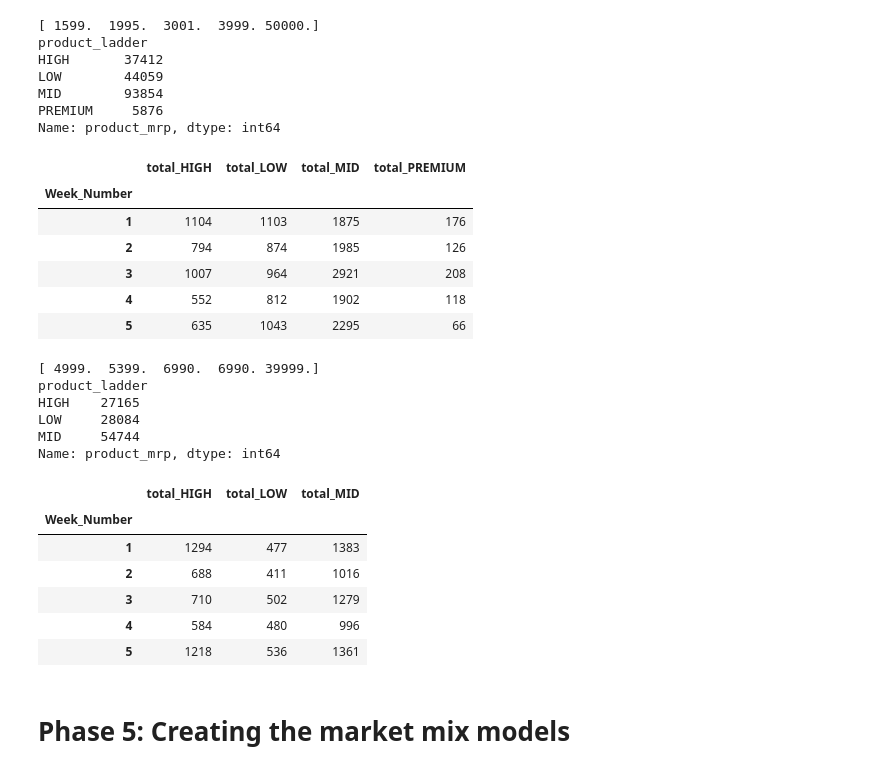
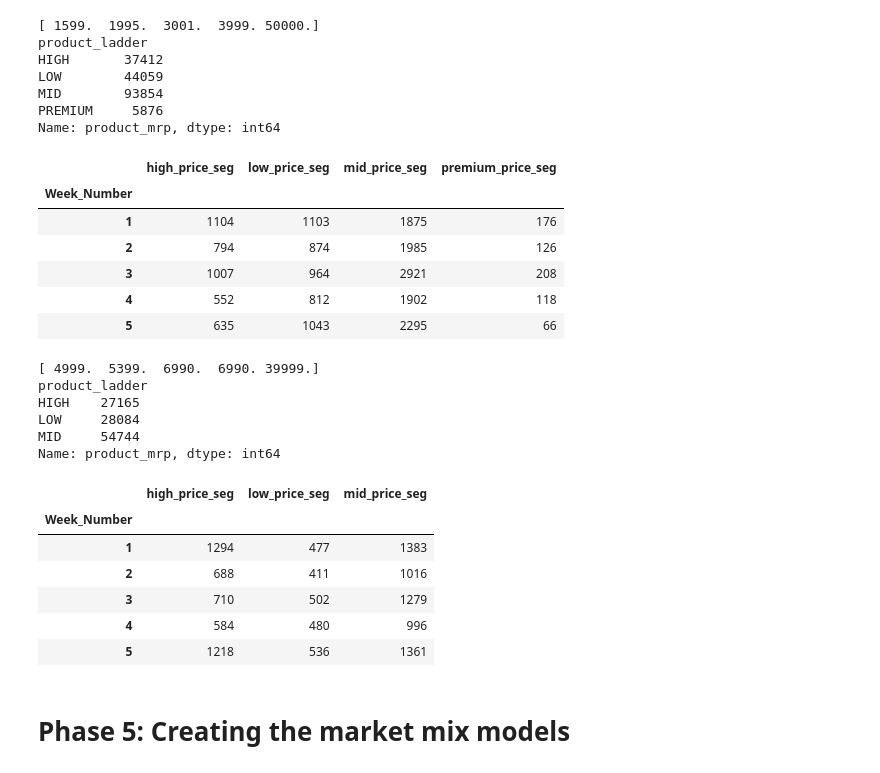
Before and after one commit to Nanditha-G-N/Machine-Learning-Case-Studies, a Jupyter notebook: ecommerce-capstone/ecommerce-assignment-Krishnan.ipynb, the cells around one changed output. Saved outputs shown, nothing was run; the diff lists cells and outputs as text; code cells hidden in the pictures.

```diff
--- a/ecommerce-capstone/ecommerce-assignment-Krishnan.ipynb
+++ b/ecommerce-capstone/ecommerce-assignment-Krishnan.ipynb
@@ -1809,9 +1789,12 @@ c
 # %% [markdown]
 ### Product ladder KPI
 # %%
-print(order_data_camera_subcatg.product_mrp.describe())
-print(order_data_gaming_subcatg.product_mrp.describe())
-print(order_data_homeaudio_subcatg.product_mrp.describe())
+print(prd_CameraAccessory.product_mrp.describe())
+print(prd_GamingAccessory.product_mrp.describe())
+print(prd_HomeAudio.product_mrp.describe())
+order_data_camera_subcatg=prd_CameraAccessory
+order_data_gaming_subcatg=prd_GamingAccessory
+order_data_homeaudio_subcatg=prd_HomeAudio
 # %% [output]
 count    215993.000000
 mean       1379.753816
@@ -1903,22 +1886,22 @@ Name: product_mrp, dtype: int64
 # %%
 ladder_dummies=pd.get_dummies(order_data_gaming_subcatg['product_ladder'])
 
 ladder_dummies.head()
 
-prd_GamingAccessory_productLadder_feature = pd.concat([order_data_gaming_subcatg, ladder_dummies], axis=1)
+order_data_gaming_ladder = pd.concat([order_data_gaming_subcatg, ladder_dummies], axis=1)
 
 prd_GamingAccessory_productLadder_feature=order_data_gaming_ladder.groupby('Week_Number')\
   .apply(lambda x: pd.Series({
-      'total_HIGH'   :(x['units']*x['HIGH']).sum(),
-      'total_LOW'   :(x['units']*x['LOW']).sum(),
-      'total_MID'   :(x['units']*x['MID']).sum(),
-      'total_PREMIUM':(x['units']*x['PREMIUM']).sum()
+      'high_price_seg'   :(x['units']*x['HIGH']).sum(),
+      'low_price_seg'   :(x['units']*x['LOW']).sum(),
+      'mid_price_seg'   :(x['units']*x['MID']).sum(),
+      'premium_price_seg':(x['units']*x['PREMIUM']).sum()
   })
 )
 
 prd_GamingAccessory_productLadder_feature.head()
 # %% [output]
-|  | total_HIGH | total_LOW | total_MID | total_PREMIUM |
+|  | high_price_seg | low_price_seg | mid_price_seg | premium_price_seg |
 | Week_Number |  |  |  |  |
 | 1 | 1104 | 1103 | 1875 | 176 |
 | 2 | 794 | 874 | 1985 | 126 |
@@ -1949,19 +1932,19 @@ ladder_dummies=pd.get_dummies(order_data_homeaudio_subcatg['product_ladder'])
 
 ladder_dummies.head()
 
-prd_HomeAudio_productLadder_feature = pd.concat([order_data_homeaudio_subcatg, ladder_dummies], axis=1)
+order_data_audio_ladder = pd.concat([order_data_homeaudio_subcatg, ladder_dummies], axis=1)
 
 prd_HomeAudio_productLadder_feature=order_data_audio_ladder.groupby('Week_Number')\
   .apply(lambda x: pd.Series({
-      'total_HIGH'   :(x['units']*x['HIGH']).sum(),
-      'total_LOW'   :(x['units']*x['LOW']).sum(),
-      'total_MID'   :(x['units']*x['MID']).sum()
+      'high_price_seg'   :(x['units']*x['HIGH']).sum(),
+      'low_price_seg'   :(x['units']*x['LOW']).sum(),
+      'mid_price_seg'   :(x['units']*x['MID']).sum()
   })
 )
 
 prd_HomeAudio_productLadder_feature.head()
 # %% [output]
-|  | total_HIGH | total_LOW | total_MID |
+|  | high_price_seg | low_price_seg | mid_price_seg |
 | Week_Number |  |  |  |
 | 1 | 1294 | 477 | 1383 |
 | 2 | 688 | 411 | 1016 |
```
Also changed, not shown: parts of 77 cells of this notebook.
